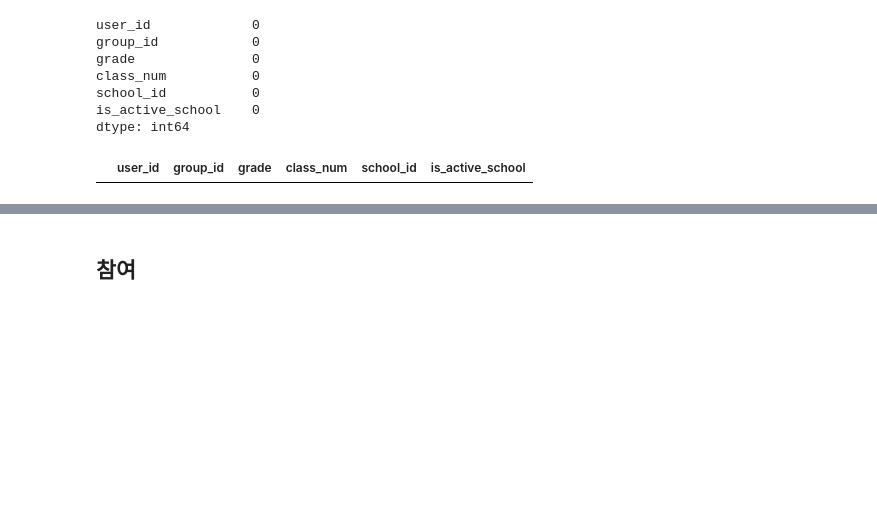
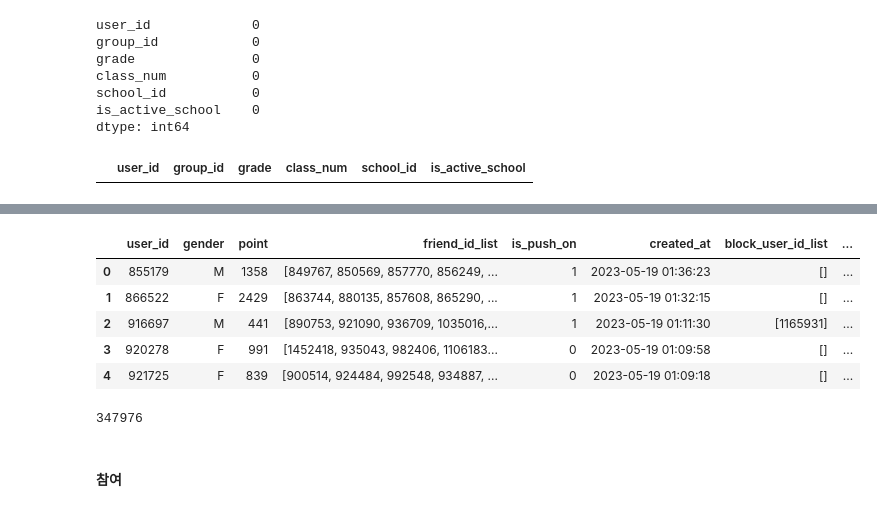
Before and after one commit to EtheriumArchive/Codeit_project, a Jupyter notebook: eda_eunsu_v4.ipynb, the cells around one changed output, grey strips where cells are left out. Cells and saved outputs as stored; diff of their text form; code cells hidden in the pictures; blank space fills up the shorter version.

```diff
--- a/eda_eunsu_v4.ipynb
+++ b/eda_eunsu_v4.ipynb
@@ -689,2 +744,22 @@ accounts_user.head(5)
+# %%
+# 활성화된 학교 정보 추가
+abcde_user = pd.merge(funnel_user, accounts_group, on='group_id', how='left')
+abcde_user = pd.merge(abcde_user, accounts_school[['school_id', 'is_active_school']], on='school_id', how='left')
+
+# 활성화된 학교를 다니는 유저만 추출
+abcde_user = abcde_user[abcde_user['is_active_school'] == 1]
+abcde_user.head(5)
+# %% [output]
+|  | user_id | gender | point | friend_id_list | is_push_on | created_at | block_user_id_list | ... |
+| 0 | 855179 | M | 1358 | [849767, 850569, 857770, 856249, ... | 1 | 2023-05-19 01:36:23 | [] | ... |
+| 1 | 866522 | F | 2429 | [863744, 880135, 857608, 865290, ... | 1 | 2023-05-19 01:32:15 | [] | ... |
+| 2 | 916697 | M | 441 | [890753, 921090, 936709, 1035016,... | 1 | 2023-05-19 01:11:30 | [1165931] | ... |
+| 3 | 920278 | F | 991 | [1452418, 935043, 982406, 1106183... | 0 | 2023-05-19 01:09:58 | [] | ... |
+| 4 | 921725 | F | 839 | [900514, 924484, 992548, 934887, ... | 0 | 2023-05-19 01:09:18 | [] | ... |
+# %%
+abcde_signup_user = abcde_user['user_id'].unique()
+len(abcde_signup_user)
+# %% [output]
+347976
 # %% [markdown]
-## 참여
+#### 참여
```
Also changed, not shown: parts of 47 cells of this notebook.
